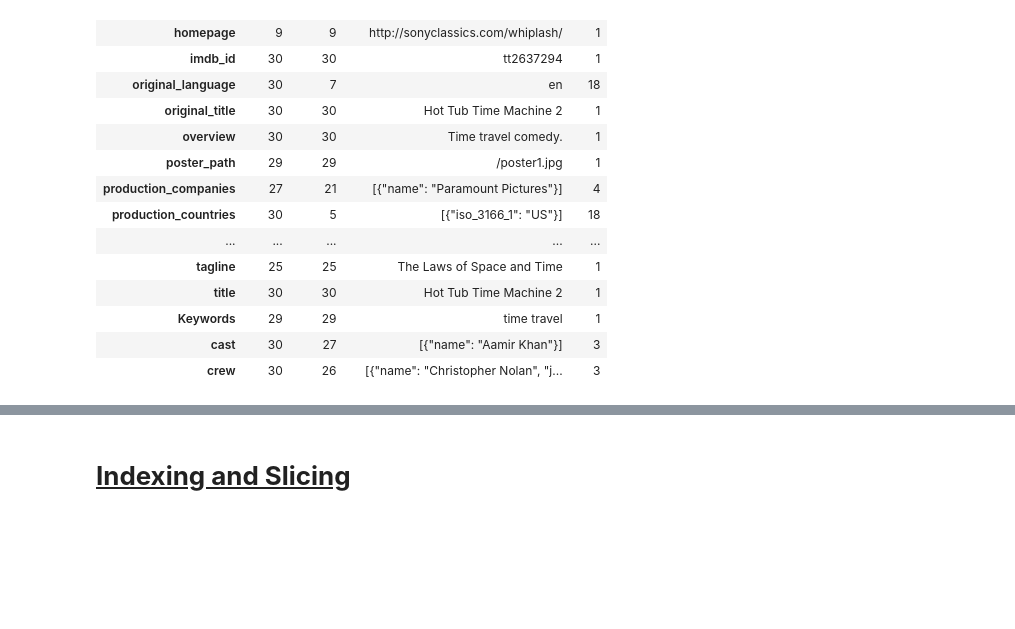
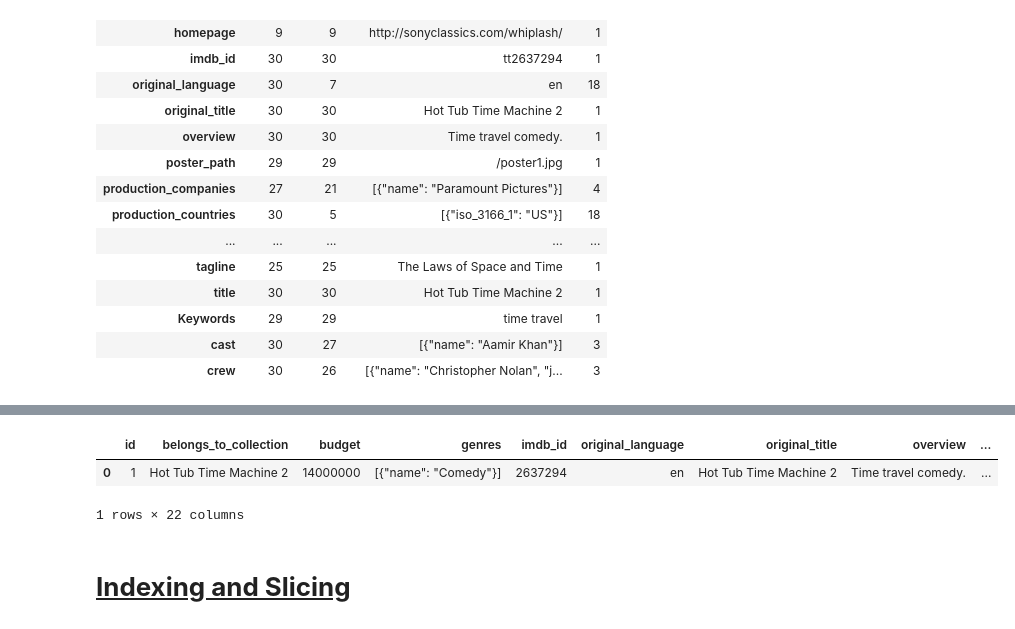
Before and after one commit to laxmanclinilaunch-hub/Python-7-8-, a Jupyter notebook: 2.EDA/Pandas_Operations.ipynb, the cells around one changed output, grey strips where cells are left out. Cells and saved outputs as stored; diff of their text form; code cells hidden in the pictures; blank space fills up the shorter version.

```diff
--- a/2.EDA/Pandas_Operations.ipynb
+++ b/2.EDA/Pandas_Operations.ipynb
@@ -132,0 +376,2 @@ df.describe(include="object").T
+# %%
+df.release_date=pd.to_datetime(df.release_date,errors="coerce")
@@ -133,3 +398,15 @@ df.describe(include="object").T
+# %%
+df.year=df.release_date.dt.year
+# %%
+df.month=df.release_date.dt.month
+# %%
+df.day=df.release_date.dt.day
+# %%
+df.head(1)
+# %% [output]
+|  | id | belongs_to_collection | budget | genres | imdb_id | original_language | original_title | overview | ... |
+| 0 | 1 | Hot Tub Time Machine 2 | 14000000 | [{"name": "Comedy"}] | 2637294 | en | Hot Tub Time Machine 2 | Time travel comedy. | ... |
+1 rows × 22 columns
 # %% [markdown]
 # <u>**Indexing and Slicing**</u>
 # %%
```
Also changed, not shown: parts of 29 cells of this notebook.
